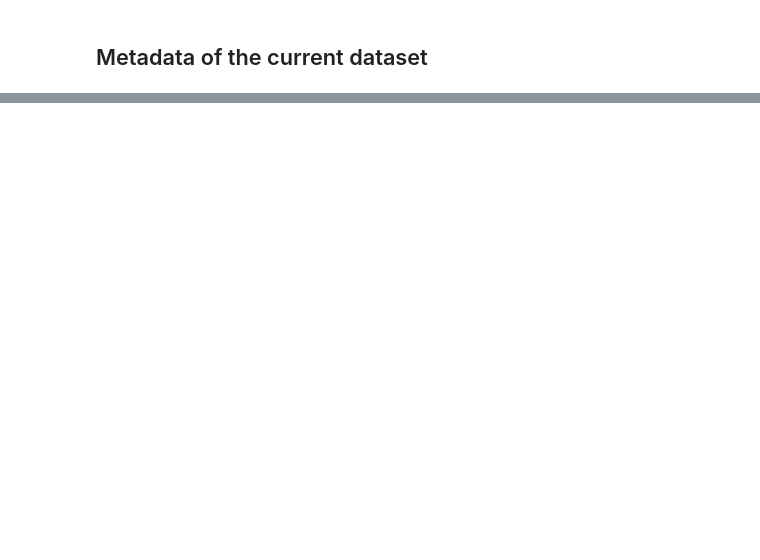
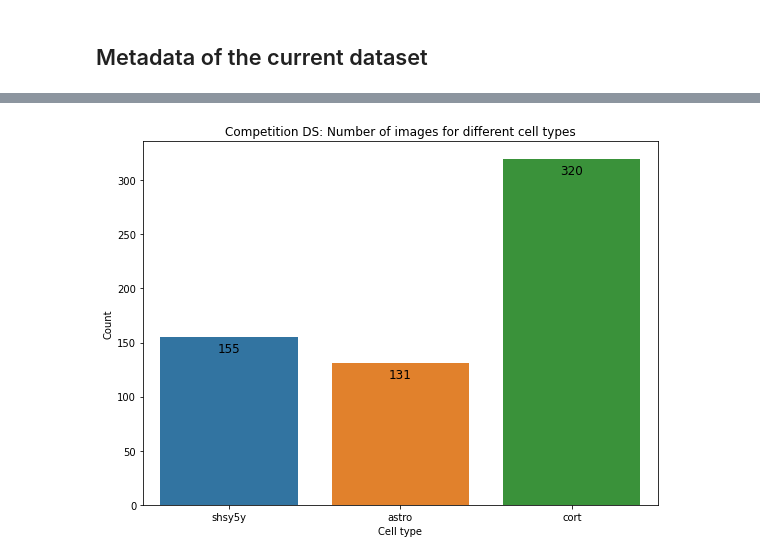
Before and after one commit to lenardxu/rkx_cell_is, a Jupyter notebook: analytics/data_exploration_current_dataset.ipynb, the cells around one changed output, grey strips where cells are left out. Cells and saved outputs as stored; diff of their text form; code cells hidden in the pictures; blank space fills up the shorter version.

```diff
--- a/analytics/data_exploration_current_dataset.ipynb
+++ b/analytics/data_exploration_current_dataset.ipynb
@@ -45,0 +188,5 @@ check_noneffective_ids(df_train_csv)
+# %%
+# check the basic statistics of the given training metadata
+
+df_train_csv_relevant = df_train_csv[['id', 'annotation', 'width', 'height', 'cell_type']]
+cell_type_cnt_dict, df_duplicates_double = check_statistics_basics(df_train_csv_relevant, ds_path, verbose=True)
@@ -45,0 +249,24 @@ check_noneffective_ids(df_train_csv)
+# %%
+# display the statistics of training metadata
+
+def display_statistics_of_ds(cell_type_cnt_dict, save=None):
+    df = pd.DataFrame({'Cell type':cell_type_cnt_dict.keys(), 'Count':cell_type_cnt_dict.values()})
+
+    plt.figure(figsize=(8,6))
+    splot = sns.barplot(x='Cell type', y='Count', data=df)
+    plt.title('Competition DS: Number of images for different cell types')
+    # plt.bar_label(splot.containers[0])
+    for p in splot.patches:
+        splot.annotate(format(p.get_height(), '.0f'),
+                       (p.get_x()+p.get_width()/2, p.get_height()),
+                       ha='center', va='center', size=12,
+                       xytext=(0,-12), textcoords='offset points')
+    if save:
+        save_path = save / "results" / "distributions_of_cell_type_numbers.png"
+        plt.savefig(save_path.as_posix())
+    plt.tight_layout()
+    plt.show()
+
+display_statistics_of_ds(cell_type_cnt_dict, save=project_dir)
+# %% [output]
+[figure, added]
```
Also changed, not shown: parts of 10 cells of this notebook, 1 other file.
